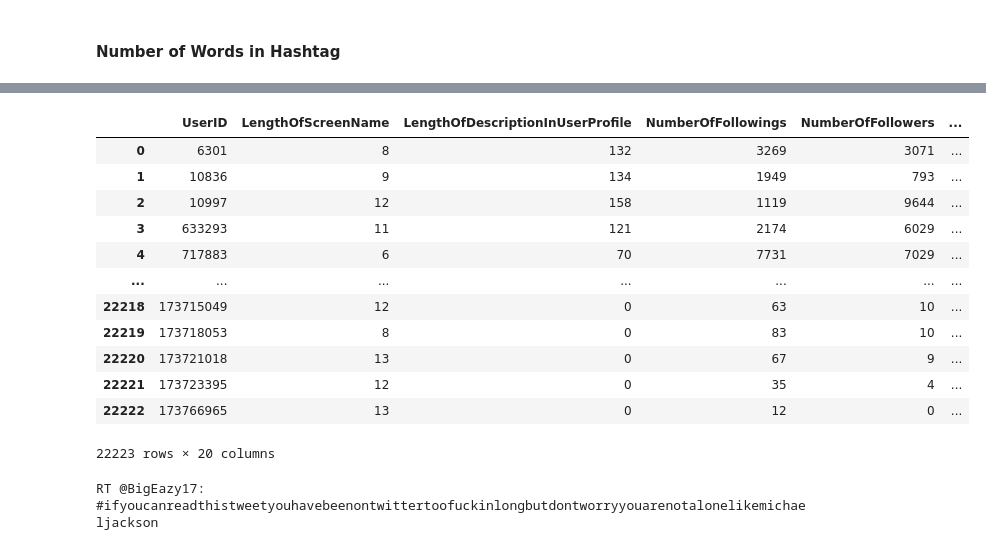
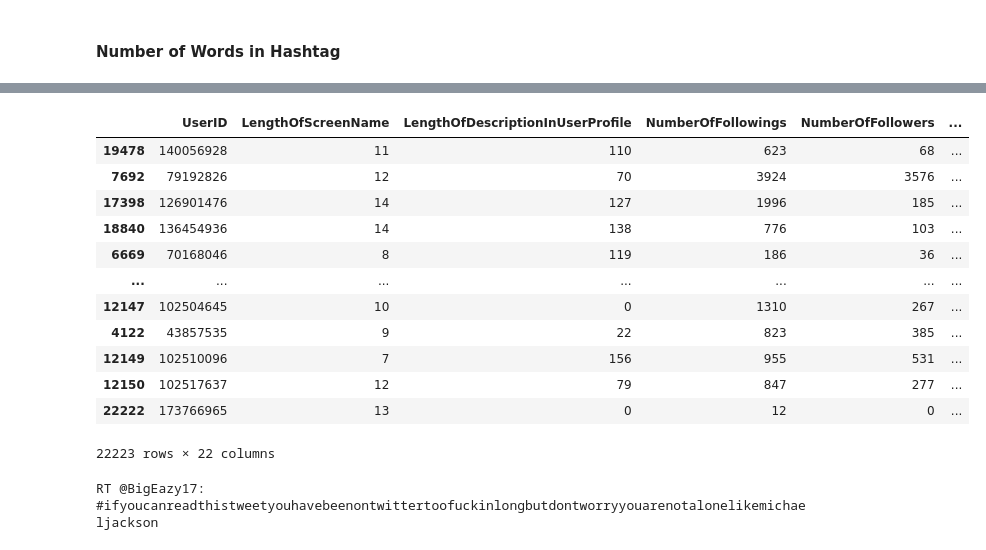
Before and after one commit to eric27n/439-704-research-fall-2023, a Jupyter notebook: Hashtag_Feature_Analysis.ipynb, the cells around one changed output, grey strips where cells are left out. Saved outputs shown, nothing was run; the diff lists cells and outputs as text; code cells hidden in the pictures.

Commit message:
improved model with hashtag analysis

```diff
--- a/Hashtag_Feature_Analysis.ipynb
+++ b/Hashtag_Feature_Analysis.ipynb
@@ -254,28 +62,0 @@ spam_users_input['MentionAverage'] = spam_users_input['MentionAverage'].replace(
-# %%
-# add average unique mentions per tweet
-
-# function for finding mentions in tweet
-def get_mentions(text):
-    return set(re.findall("@([a-zA-Z0-9]{1,15})", str(text)))
-
-# add unique mentions to tweets dataframe
-ham_tweets['UniqueMentions'] = ham_tweets['Tweet'].apply(lambda x: get_mentions(x))
-# get unique mentions by user
-ham_unique_mentions = ham_tweets.groupby('UserID')['UniqueMentions'].agg(merge_sets).reset_index()
-ham_unique_mentions.columns = ['UserID','UniqueMentions']
-ham_unique_mentions['UniqueMentionSum'] = ham_unique_mentions['UniqueMentions'].apply(lambda x: len(x))
-# add unique mention average to features
-ham_users_input['UniqueMentionAverage'] = ham_unique_mentions['UniqueMentionSum'] / ham_users['RecordedTweetCount']
-# replace divide by zero errors with 0
-ham_users_input['UniqueMentionAverage'] = ham_users_input['UniqueMentionAverage'].replace([np.inf, -np.inf], np.nan).fillna(0)
-
-# add unique mentions to tweets dataframe
-spam_tweets['UniqueMentions'] = spam_tweets['Tweet'].apply(lambda x: get_mentions(x))
-# get unique mentions by user
-spam_unique_mentions = spam_tweets.groupby('UserID')['UniqueMentions'].agg(merge_sets).reset_index()
-spam_unique_mentions.columns = ['UserID','UniqueMentions']
-spam_unique_mentions['UniqueMentionSum'] = spam_unique_mentions['UniqueMentions'].apply(lambda x: len(x))
-# add unique mention average to features
-spam_users_input['UniqueMentionAverage'] = spam_unique_mentions['UniqueMentionSum'] / spam_users['RecordedTweetCount']
-# replace divide by zero errors with 0
-spam_users_input['UniqueMentionAverage'] = spam_users_input['UniqueMentionAverage'].replace([np.inf, -np.inf], np.nan).fillna(0)
@@ -365,6 +68,9 @@ import pandas as pd
 import matplotlib.pyplot as plt
 # %%
 import re
+
+ham_users_input = pd.read_csv('data/ham_features.csv')
+spam_users_input = pd.read_csv('data/spam_features.csv')
 
 def extract_hashtags(tweet):
     return re.findall(r'#([A-Za-z][A-Za-z0-9]*)', str(tweet))
@@ -602,35 +306,35 @@ See the caveats in the documentation: https://pandas.pydata.org/pandas-docs/stab
 # %%
 average_words_ham_group = ham_tweets.groupby('UserID')['AverageCharactersInHashtag'].sum().reset_index()
 ham_users_input['AverageCharactersInHashtag'] = average_words_ham_group['AverageCharactersInHashtag'] / ham_users_input['HashtagTweetsCount']
 ham_users_input['AverageCharactersInHashtag'] = ham_users_input['AverageCharactersInHashtag'].replace([np.inf, -np.inf], np.nan).fillna(0)
 
 average_words_spam_group = spam_tweets.groupby('UserID')['AverageCharactersInHashtag'].sum().reset_index()
 spam_users_input['AverageCharactersInHashtag'] = average_words_spam_group['AverageCharactersInHashtag'] / spam_users_input['HashtagTweetsCount']
 spam_users_input['AverageCharactersInHashtag'] = spam_users_input['AverageCharactersInHashtag'].replace([np.inf, -np.inf], np.nan).fillna(0)
 
 average_words_ham_group = ham_tweets.groupby('UserID')['AverageWordsInHashtag'].sum().reset_index()
 ham_users_input['AverageWordsInHashtag'] = average_words_ham_group['AverageWordsInHashtag'] / ham_users_input['HashtagTweetsCount']
 ham_users_input['AverageWordsInHashtag'] = ham_users_input['AverageWordsInHashtag'].replace([np.inf, -np.inf], np.nan).fillna(0)
 
 average_words_spam_group = spam_tweets.groupby('UserID')['AverageWordsInHashtag'].sum().reset_index()
 spam_users_input['AverageWordsInHashtag'] = average_words_spam_group['AverageWordsInHashtag'] / spam_users_input['HashtagTweetsCount']
 spam_users_input['AverageWordsInHashtag'] = spam_users_input['AverageWordsInHashtag'].replace([np.inf, -np.inf], np.nan).fillna(0)
 
-# display(spam_tweets.sort_values('AverageWordsInHashtag', ascending=False))
+display(spam_users_input.sort_values('AverageCharactersInHashtag', ascending=False))
 # %% [output]
 |  | UserID | LengthOfScreenName | LengthOfDescriptionInUserProfile | NumberOfFollowings | NumberOfFollowers | ... |
-| 0 | 6301 | 8 | 132 | 3269 | 3071 | ... |
-| 1 | 10836 | 9 | 134 | 1949 | 793 | ... |
-| 2 | 10997 | 12 | 158 | 1119 | 9644 | ... |
-| 3 | 633293 | 11 | 121 | 2174 | 6029 | ... |
-| 4 | 717883 | 6 | 70 | 7731 | 7029 | ... |
+| 19478 | 140056928 | 11 | 110 | 623 | 68 | ... |
+| 7692 | 79192826 | 12 | 70 | 3924 | 3576 | ... |
+| 17398 | 126901476 | 14 | 127 | 1996 | 185 | ... |
+| 18840 | 136454936 | 14 | 138 | 776 | 103 | ... |
+| 6669 | 70168046 | 8 | 119 | 186 | 36 | ... |
 | ... | ... | ... | ... | ... | ... | ... |
-| 22218 | 173715049 | 12 | 0 | 63 | 10 | ... |
-| 22219 | 173718053 | 8 | 0 | 83 | 10 | ... |
-| 22220 | 173721018 | 13 | 0 | 67 | 9 | ... |
-| 22221 | 173723395 | 12 | 0 | 35 | 4 | ... |
+| 12147 | 102504645 | 10 | 0 | 1310 | 267 | ... |
+| 4122 | 43857535 | 9 | 22 | 823 | 385 | ... |
+| 12149 | 102510096 | 7 | 156 | 955 | 531 | ... |
+| 12150 | 102517637 | 12 | 79 | 847 | 277 | ... |
 | 22222 | 173766965 | 13 | 0 | 12 | 0 | ... |
-22223 rows × 20 columns
+22223 rows × 22 columns
 # %%
 # Fun little find, this gotta be one of the most 2009 things I've ever read
 print(ham_tweets.iloc[2071078]['Tweet'])
```
Also changed, not shown: parts of 57 cells of this notebook, 2 other files.
